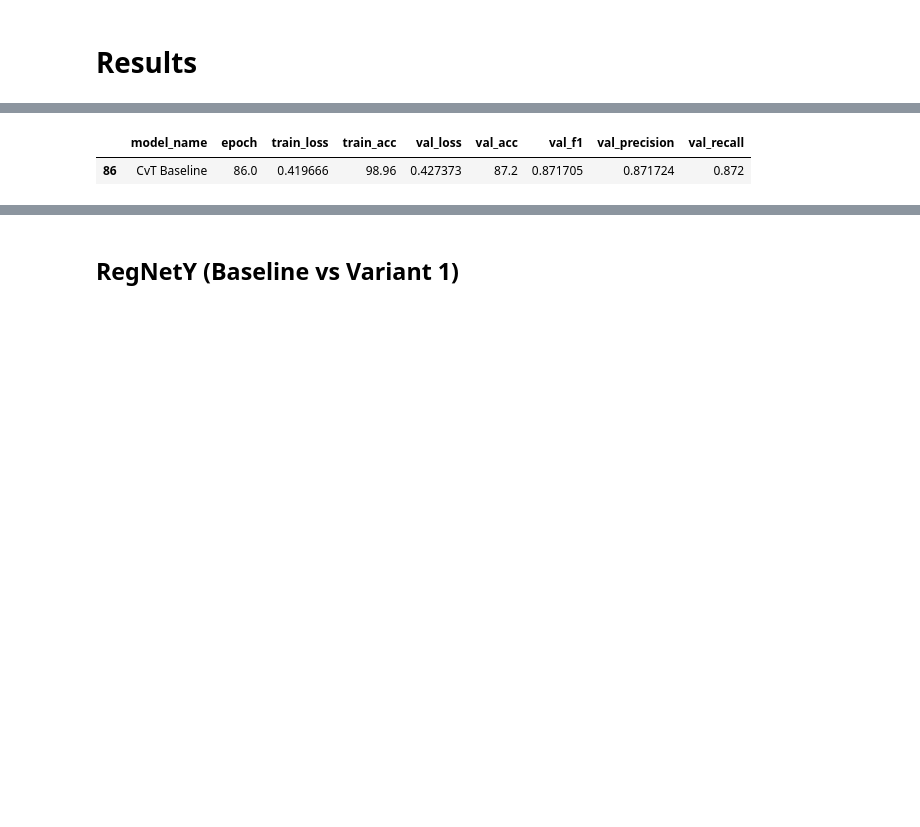
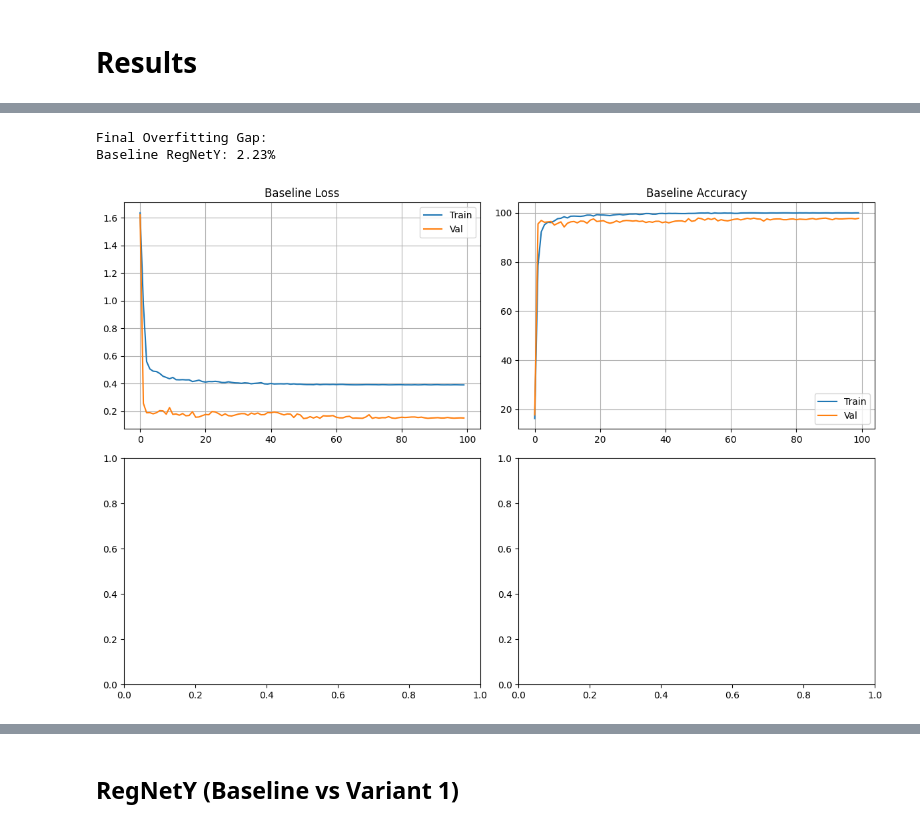
Before and after one commit to RanaAmr211/dl, a Jupyter notebook: main.ipynb, the cells around one changed output, grey strips where cells are left out. Cells and saved outputs as stored; diff of their text form; code cells hidden in the pictures; blank space fills up the shorter version.

```diff
--- a/main.ipynb
+++ b/main.ipynb
@@ -765,31 +607,46 @@ plt.show()
-# %%
-import os
-import pandas as pd
-import numpy as np
-
-# Paths to your metrics CSVs
-BASELINE_CSV = '/content/dl/outputs/cvt_13/cvt_13_metrics.csv'
-
-def load_best_metrics(csv_path, model_name):
-    df = pd.read_csv(csv_path)
-    best_idx = df['val_acc'].idxmax()
-    best_row = df.loc[best_idx].copy()
-    best_row['model_name'] = model_name
-    return best_row
-
-# Load best metrics for both models
-baseline_metrics = load_best_metrics(BASELINE_CSV, 'CvT Baseline')
-
-# Create comparison table
-comparison_df = pd.DataFrame([baseline_metrics])
-
-# Optional: reorder columns
-columns_order = ['model_name', 'epoch', 'train_loss', 'train_acc',
-                 'val_loss', 'val_acc', 'val_f1', 'val_precision', 'val_recall']
-comparison_df = comparison_df[columns_order]
-
-# Display
-display(comparison_df)
-# %% [output]
-|  | model_name | epoch | train_loss | train_acc | val_loss | val_acc | val_f1 | val_precision | val_recall |
-| 86 | CvT Baseline | 86.0 | 0.419666 | 98.96 | 0.427373 | 87.2 | 0.871705 | 0.871724 | 0.872 |
+# %%
+import pandas as pd
+import matplotlib.pyplot as plt
+import numpy as np
+
+# Paths to your metrics CSVs
+baseline_csv = '//content/dl/outputs/regnety_8gf_v1/regnety_8gf_v1_metrics.csv'
+
+
+# Load metrics
+baseline = pd.read_csv(baseline_csv)
+
+
+# Function to calculate final overfitting gap (%)
+def overfitting_gap(train_acc, val_acc):
+    return np.mean(train_acc - val_acc)
+
+baseline_gap = overfitting_gap(baseline['train_acc'], baseline['val_acc'])
+
+
+print(f"Final Overfitting Gap:")
+print(f"Baseline RegNetY: {baseline_gap:.2f}%")
+
+
+# Plot 2x2: Loss & Accuracy for both models
+fig, axes = plt.subplots(2, 2, figsize=(12,8))
+
+# Baseline Loss & Accuracy
+axes[0,0].plot(baseline['epoch'], baseline['train_loss'], label='Train')
+axes[0,0].plot(baseline['epoch'], baseline['val_loss'], label='Val')
+axes[0,0].set_title('Baseline Loss')
+axes[0,0].legend(); axes[0,0].grid(True)
+
+axes[0,1].plot(baseline['epoch'], baseline['train_acc'], label='Train')
+axes[0,1].plot(baseline['epoch'], baseline['val_acc'], label='Val')
+axes[0,1].set_title('Baseline Accuracy')
+axes[0,1].legend(); axes[0,1].grid(True)
+
+
+
+plt.tight_layout()
+plt.show()
+# %% [output]
+Final Overfitting Gap:
+Baseline RegNetY: 2.23%
+[figure, added]
```
Also changed, not shown: parts of 17 cells of this notebook.
